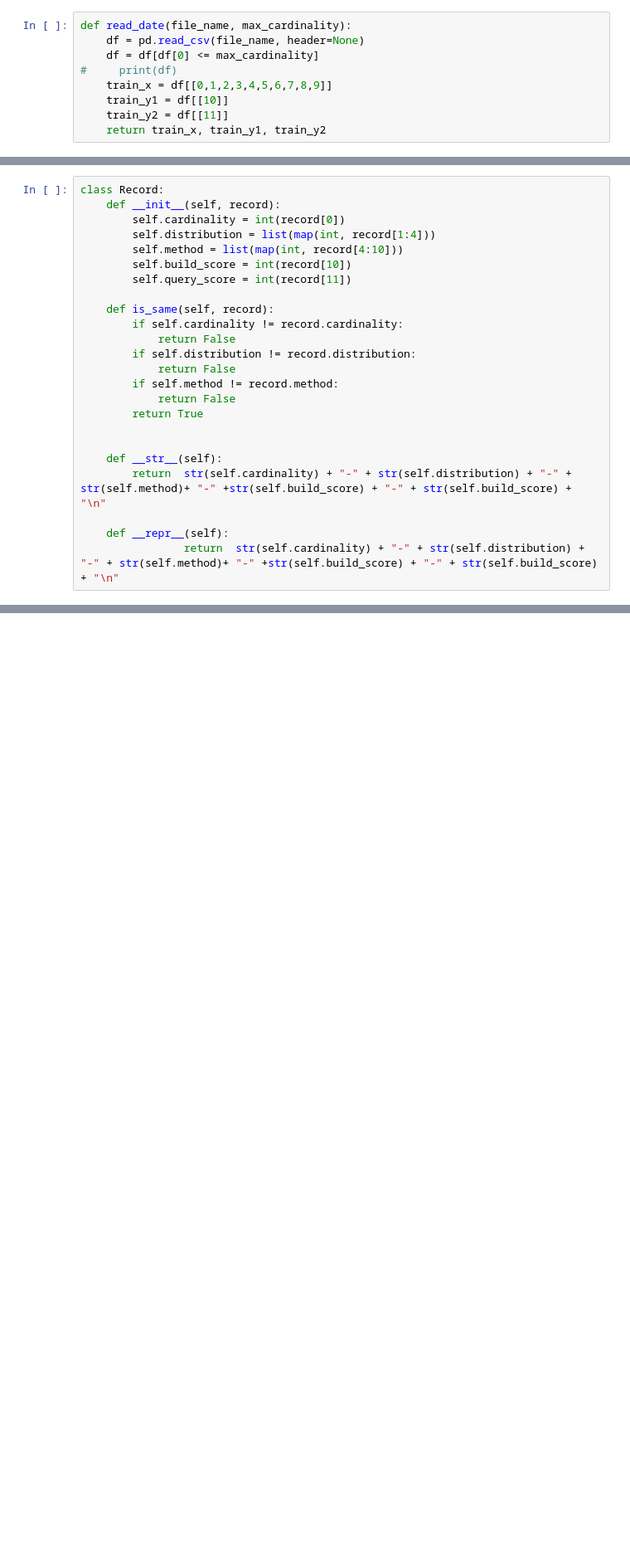
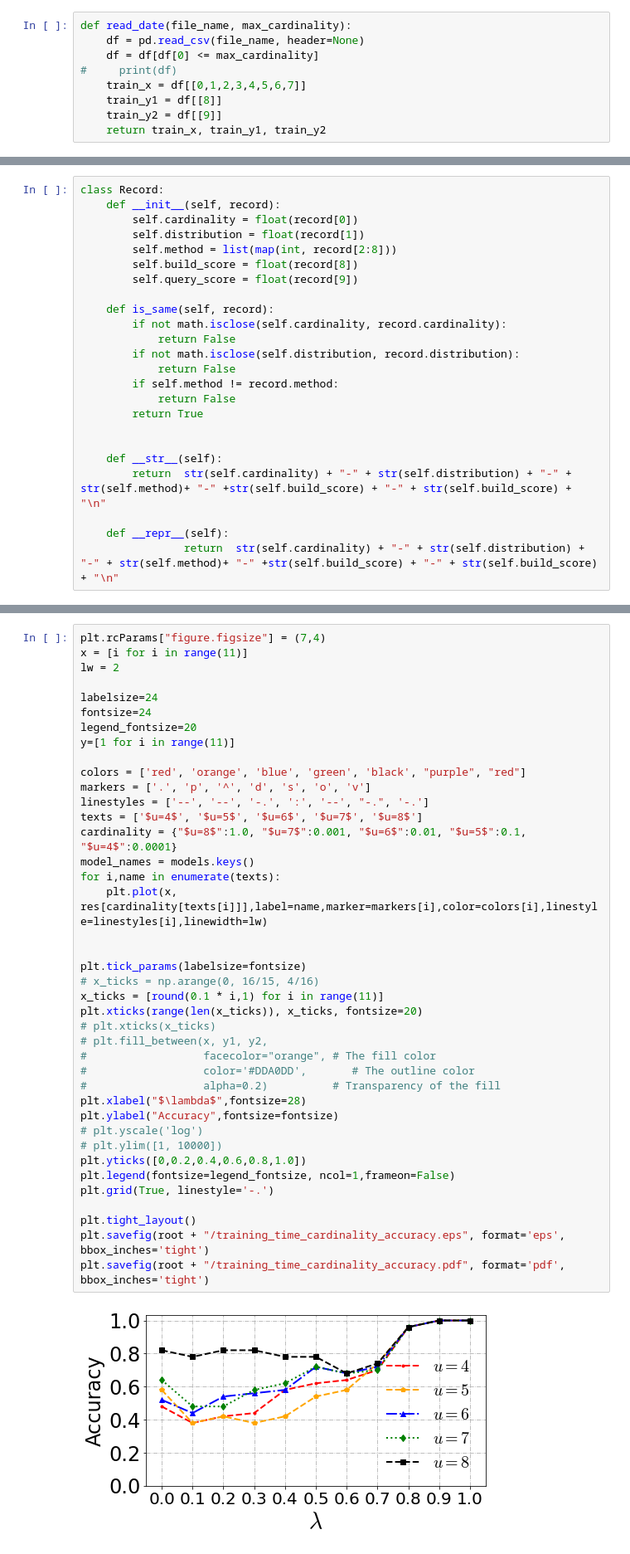
Before and after one commit to Liuguanli/ELSI, a Jupyter notebook: data/vary_cardinality.ipynb, the cells around one changed output, grey strips where cells are left out. Shown: that part at 83% size. Saved outputs shown, nothing was run; the diff lists cells and outputs as text; blank space fills up the shorter version.

```diff
--- a/data/vary_cardinality.ipynb
+++ b/data/vary_cardinality.ipynb
@@ -25,9 +34,9 @@ def read_date(file_name, max_cardinality):
     df = pd.read_csv(file_name, header=None)
     df = df[df[0] <= max_cardinality]
 #     print(df)
-    train_x = df[[0,1,2,3,4,5,6,7,8,9]]
-    train_y1 = df[[10]]
-    train_y2 = df[[11]]
+    train_x = df[[0,1,2,3,4,5,6,7]]
+    train_y1 = df[[8]]
+    train_y2 = df[[9]]
     return train_x, train_y1, train_y2
 # %%
 def build_cost_model(train_x, train_y1, train_y2, name):
@@ -61,16 +87,16 @@ for max_cardinality in filters:
 # %%
 class Record:
     def __init__(self, record):
-        self.cardinality = int(record[0])
-        self.distribution = list(map(int, record[1:4]))
-        self.method = list(map(int, record[4:10]))
-        self.build_score = int(record[10])
-        self.query_score = int(record[11])
+        self.cardinality = float(record[0])
+        self.distribution = float(record[1])
+        self.method = list(map(int, record[2:8]))
+        self.build_score = float(record[8])
+        self.query_score = float(record[9])
 
     def is_same(self, record):
-        if self.cardinality != record.cardinality:
+        if not math.isclose(self.cardinality, record.cardinality):
             return False
-        if self.distribution != record.distribution:
+        if not math.isclose(self.distribution, record.distribution):
             return False
         if self.method != record.method:
             return False
@@ -187,0 +242,42 @@ test_model(read_records(file_name), models)
+# %%
+plt.rcParams["figure.figsize"] = (7,4)
+x = [i for i in range(11)]
+lw = 2
+
+labelsize=24
+fontsize=24
+legend_fontsize=20
+y=[1 for i in range(11)]
+
+colors = ['red', 'orange', 'blue', 'green', 'black', "purple", "red"]
+markers = ['.', 'p', '^', 'd', 's', 'o', 'v']
+linestyles = ['--', '--', '-.', ':', '--', "-.", '-.']
+texts = ['$u=4$', '$u=5$', '$u=6$', '$u=7$', '$u=8$']
+cardinality = {"$u=8$":1.0, "$u=7$":0.001, "$u=6$":0.01, "$u=5$":0.1, "$u=4$":0.0001}
+model_names = models.keys()
+for i,name in enumerate(texts):
+    plt.plot(x, res[cardinality[texts[i]]],label=name,marker=markers[i],color=colors[i],linestyle=linestyles[i],linewidth=lw)
+
+
+plt.tick_params(labelsize=fontsize)
+# x_ticks = np.arange(0, 16/15, 4/16)
+x_ticks = [round(0.1 * i,1) for i in range(11)]
+plt.xticks(range(len(x_ticks)), x_ticks, fontsize=20)
+# plt.xticks(x_ticks)
+# plt.fill_between(x, y1, y2,
+#                  facecolor="orange", # The fill color
+#                  color='#DDA0DD',       # The outline color
+#                  alpha=0.2)          # Transparency of the fill
+plt.xlabel("$\lambda$",fontsize=28)
+plt.ylabel("Accuracy",fontsize=fontsize)
+# plt.yscale('log')
+# plt.ylim([1, 10000])
+plt.yticks([0,0.2,0.4,0.6,0.8,1.0])
+plt.legend(fontsize=legend_fontsize, ncol=1,frameon=False)
+plt.grid(True, linestyle='-.')
+
+plt.tight_layout()
+plt.savefig(root + "/training_time_cardinality_accuracy.eps", format='eps', bbox_inches='tight')
+plt.savefig(root + "/training_time_cardinality_accuracy.pdf", format='pdf', bbox_inches='tight')
+# %% [output]
+[figure, added]
```
Also changed, not shown: parts of 6 cells of this notebook, 19 other files.
